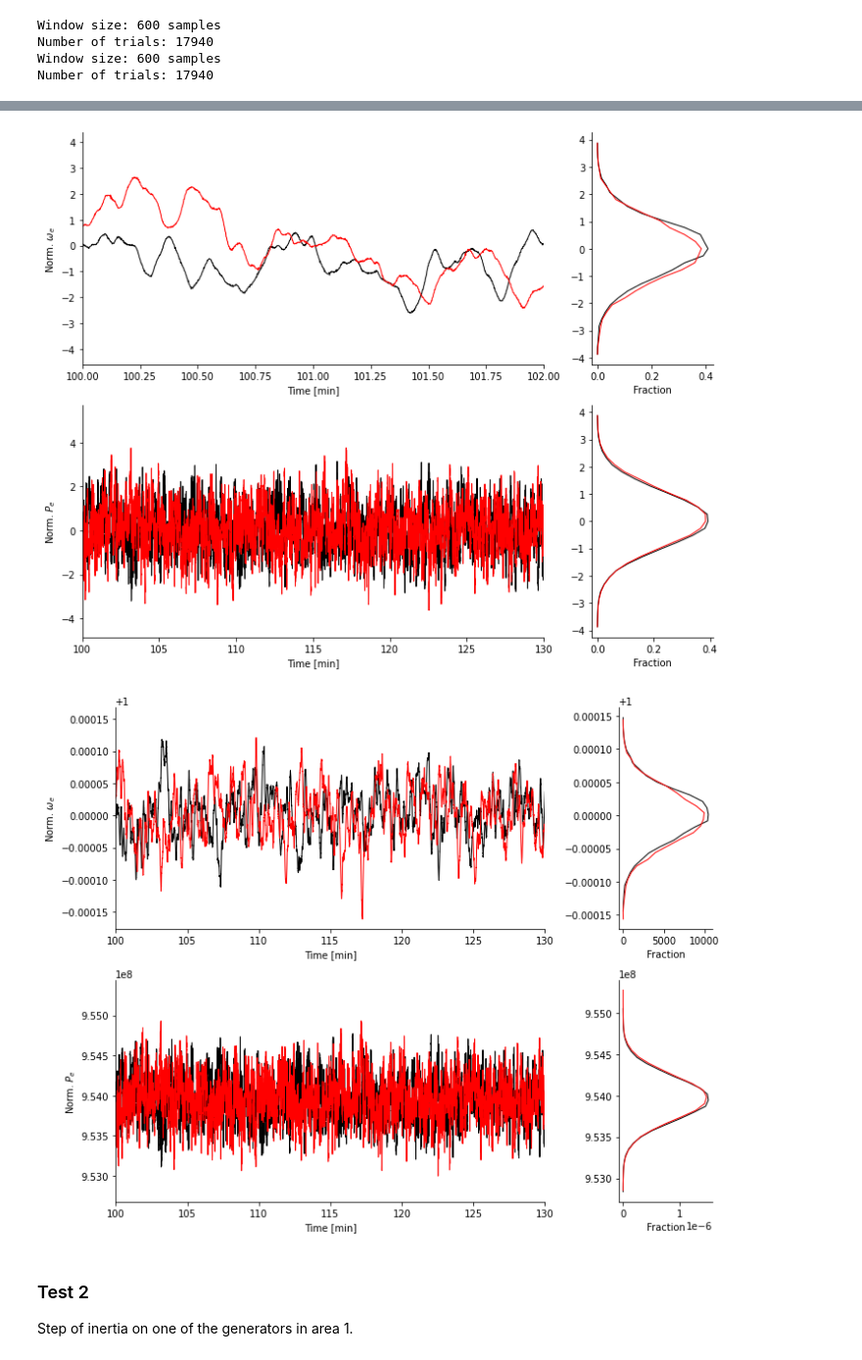
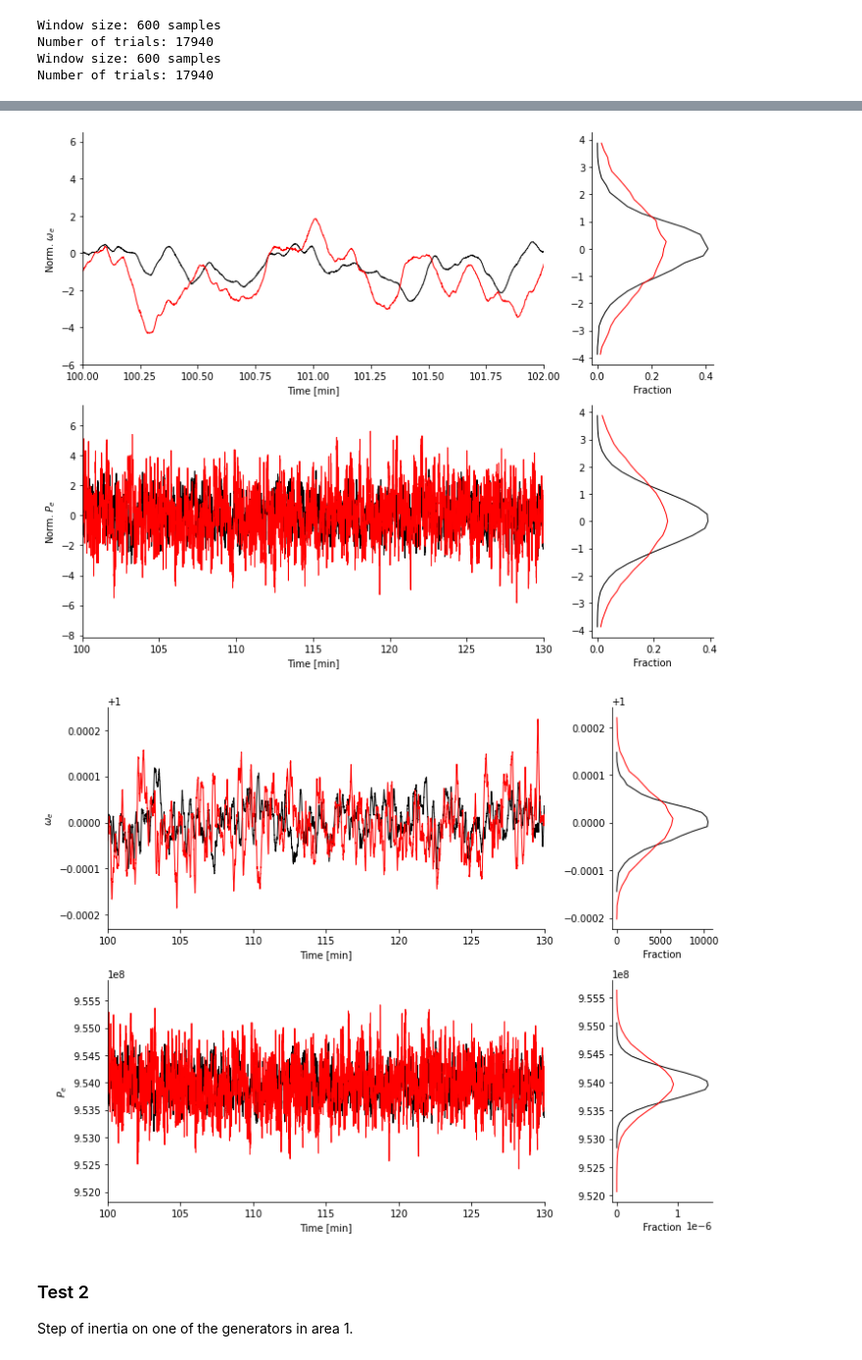
Before and after one commit to danielelinaro/inertia, a Jupyter notebook: notebooks/Inertia_estimation_two-area_multi_area.ipynb, the cells around one changed output, grey strips where cells are left out. Shown at 98% size. Cells and saved outputs as stored; diff of their text form; code cells hidden in the pictures.

```diff
--- a/notebooks/Inertia_estimation_two-area_multi_area.ipynb
+++ b/notebooks/Inertia_estimation_two-area_multi_area.ipynb
@@ -784,7 +784,7 @@ H_values = [
 ]
 N_H = len(H_values)
 # standard deviation of the OU noise simulating the stochastic loads in the two areas
-c = [0.1, 0.5, 0.1]
+c = [0.5, 0.5, 0.5]
 suffixes = ['1_random_load', f'{len(c)}_random_loads']
 c_suffixes = ['', '_c=' + ','.join(map(str, c))]
 data = []
@@ -863,40 +864,40 @@ ax[1][0].set_xlim([100, 130])
 
 fig.tight_layout()
 # %% [output]
-[figure, old version]
+[figure, new version]
 # %%
 var_names = ['omegael_bus7', 'Pe_bus7']
 fig = plt.figure(figsize=(10,8))
 
 gs = fig.add_gridspec(2, 4)
 ax = [
     [fig.add_subplot(gs[0,:3]), fig.add_subplot(gs[0,3:])],
     [fig.add_subplot(gs[1,:3]), fig.add_subplot(gs[1,3:])]
 ]
 
 for i,dat in enumerate(data):
     for j,var_name in enumerate(var_names):
         ax[j][0].plot(t / 60, dat[var_name], color=cmap[i], lw=1)
         y, edges = np.histogram(dat[var_name], bins=31, density=True)
         x = edges[:-1] + np.diff(edges)[0] / 2
         ax[j][1].plot(y, x, color=cmap[i], lw=1)
 
 for i in range(2):
     for j in range(2):
         for side in 'top','right':
             ax[i][j].spines[side].set_visible(False)
-ax[0][0].set_ylabel(r'Norm. $\omega_{e}$')
+ax[0][0].set_ylabel(r'$\omega_{e}$')
 ax[0][0].set_xlabel('Time [min]')
 ax[0][1].set_xlabel('Fraction')
-ax[1][0].set_ylabel(r'Norm. $P_{e}$')
+ax[1][0].set_ylabel(r'$P_{e}$')
 ax[1][0].set_xlabel('Time [min]')
 ax[1][1].set_xlabel('Fraction')
 ax[0][0].set_xlim([100, 130])
 ax[1][0].set_xlim([100, 130])
 
 fig.tight_layout()
 # %% [output]
-[figure, old version]
+[figure, new version]
 # %% [markdown]
 ### Test 2
 
```
Also changed, not shown: parts of 14 cells of this notebook, 3 other files.
